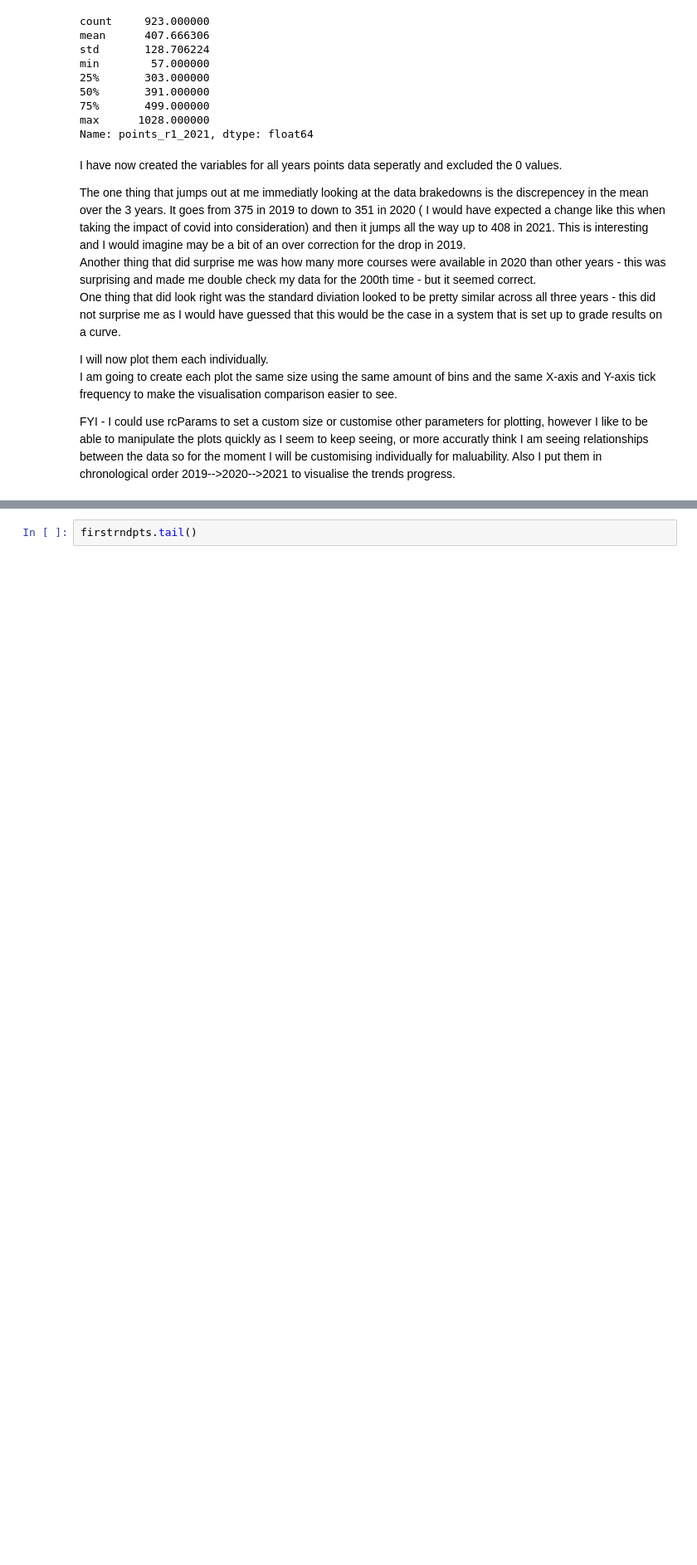
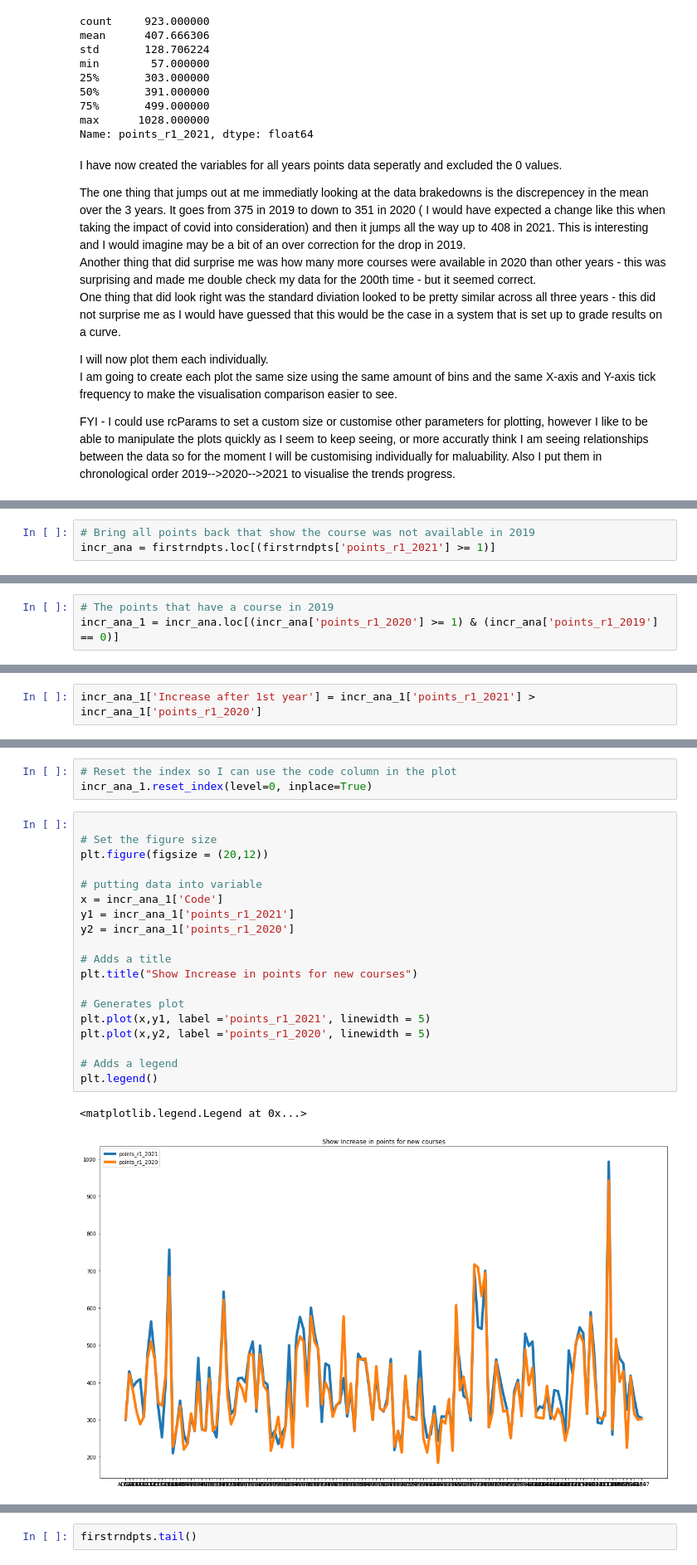
Before and after one commit to Lynch08/Fundementals_Of_Data_Analysis, a Jupyter notebook: CAO Points/new.ipynb, the cells around one changed output, grey strips where cells are left out. Shown: that part at 83% size. Cells and saved outputs as stored; diff of their text form; blank space fills up the shorter version.

Commit message:
New Years eve commit :)

```diff
--- a/CAO Points/new.ipynb
+++ b/CAO Points/new.ipynb
@@ -951,0 +984,3 @@ plt.legend()
+# %%
+# Bring all points back that show the course was not available in 2019
+incr_ana = firstrndpts.loc[(firstrndpts['points_r1_2021'] >= 1)]
@@ -951,0 +1004,3 @@ plt.legend()
+# %%
+# The points that have a course in 2019
+incr_ana_1 = incr_ana.loc[(incr_ana['points_r1_2020'] >= 1) & (incr_ana['points_r1_2019'] == 0)]
@@ -951,0 +1024,2 @@ plt.legend()
+# %%
+incr_ana_1['Increase after 1st year'] = incr_ana_1['points_r1_2021'] > incr_ana_1['points_r1_2020']
@@ -951,0 +1060,25 @@ plt.legend()
+# %%
+# Reset the index so I can use the code column in the plot
+incr_ana_1.reset_index(level=0, inplace=True)
+# %%
+
+# Set the figure size
+plt.figure(figsize = (20,12))
+
+# putting data into variable
+x = incr_ana_1['Code']
+y1 = incr_ana_1['points_r1_2021']
+y2 = incr_ana_1['points_r1_2020']
+
+# Adds a title
+plt.title("Show Increase in points for new courses")
+
+# Generates plot
+plt.plot(x,y1, label ='points_r1_2021', linewidth = 5)
+plt.plot(x,y2, label ='points_r1_2020', linewidth = 5)
+
+# Adds a legend
+plt.legend()
+# %% [output]
+<matplotlib.legend.Legend at 0x...>
+[figure, added]
```
Also changed, not shown: parts of 25 cells of this notebook, 6 other files.
